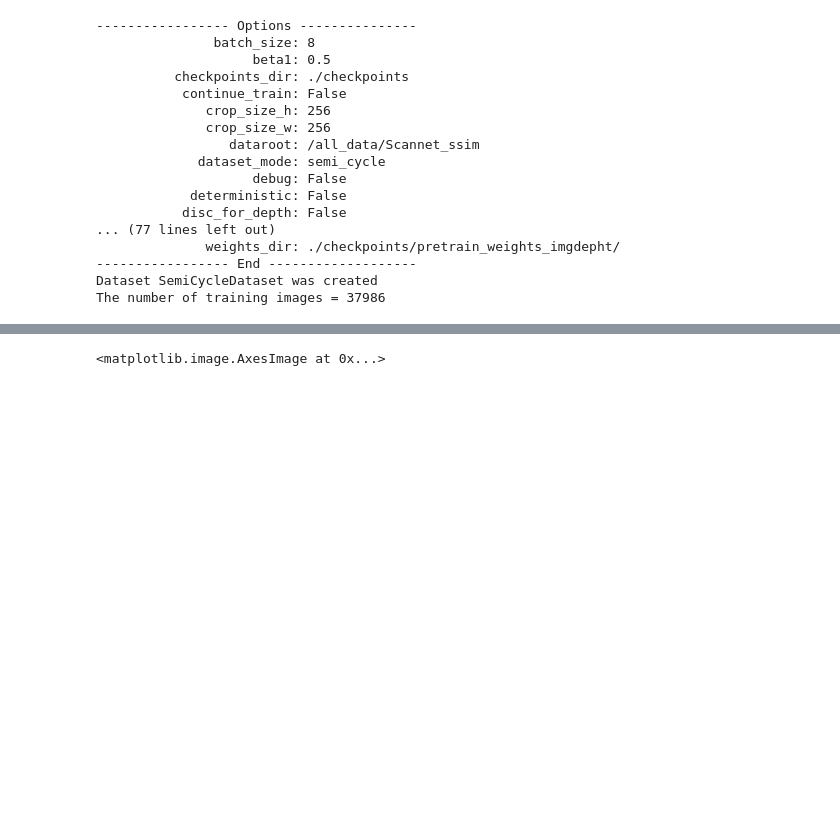
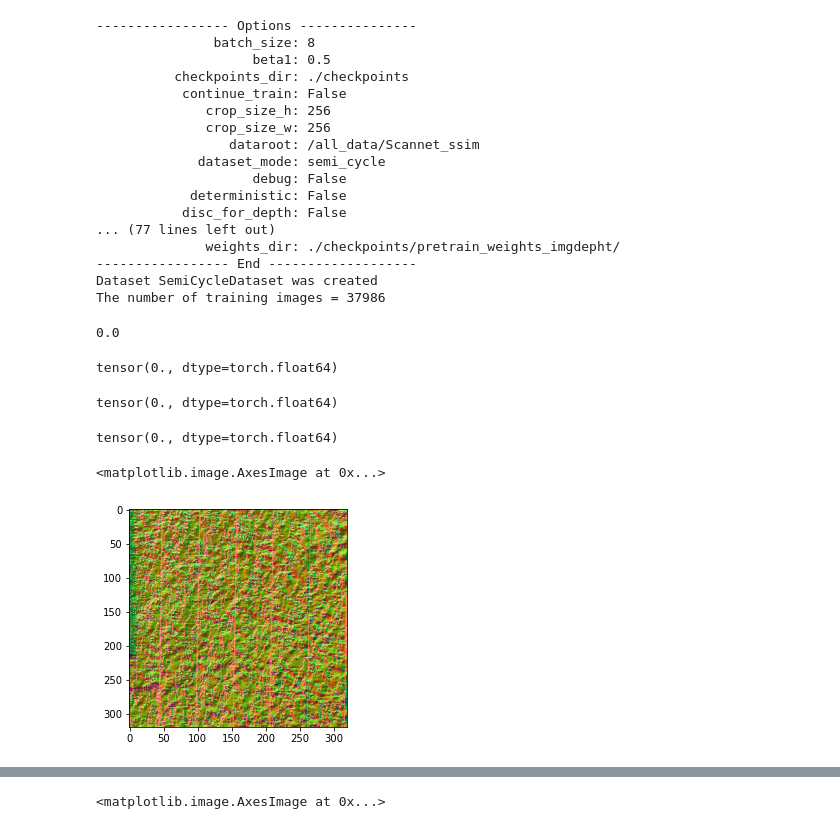
Before and after one commit to maxs-kan/my_cyclegan, a Jupyter notebook: code_check.ipynb, the cells around one changed output, grey strips where cells are left out. Saved outputs shown, nothing was run; the diff lists cells and outputs as text; code cells hidden in the pictures; blank space fills up the shorter version.

Commit message:
stable normals for dataloader

```diff
--- a/code_check.ipynb
+++ b/code_check.ipynb
@@ -272,0 +61,7 @@ surf_normals = network.SurfaceNormals()
+# %%
+D = imageio.imread(os.path.join('/all_data/Scannet_all_data/raw/',name_A[0][:-4]+'.png'))
+D = dataset.dataset.normalize_depth(D)
+d = D[A_crop[0,0]:A_crop[0,1],A_crop[0,2]:A_crop[0,3]].astype(np.float32)
+np.linalg.norm((d-real_depth_A[0,0].numpy()).reshape(-1))
+# %% [output]
+0.0
@@ -272,0 +80,8 @@ surf_normals = network.SurfaceNormals()
+# %%
+torch.linalg.norm((pc - my_pc).reshape(-1))
+# %% [output]
+tensor(0., dtype=torch.float64)
+# %%
+torch.linalg.norm((coords_to_normals(pc) - real_norm_A[0]).reshape(-1))
+# %% [output]
+tensor(0., dtype=torch.float64)
@@ -272,0 +91,9 @@ surf_normals = network.SurfaceNormals()
+# %%
+torch.linalg.norm((n[2:-2,2:-2] - real_norm_A[0][2:-2,2:-2]).reshape(-1))
+# %% [output]
+tensor(0., dtype=torch.float64)
+# %%
+plt.imshow((real_norm_A[0].permute(1,2,0).numpy() + 1.) / 2.)
+# %% [output]
+<matplotlib.image.AxesImage at 0x...>
+[figure, added]
```
Also changed, not shown: parts of 48 cells of this notebook, 3 other files.
